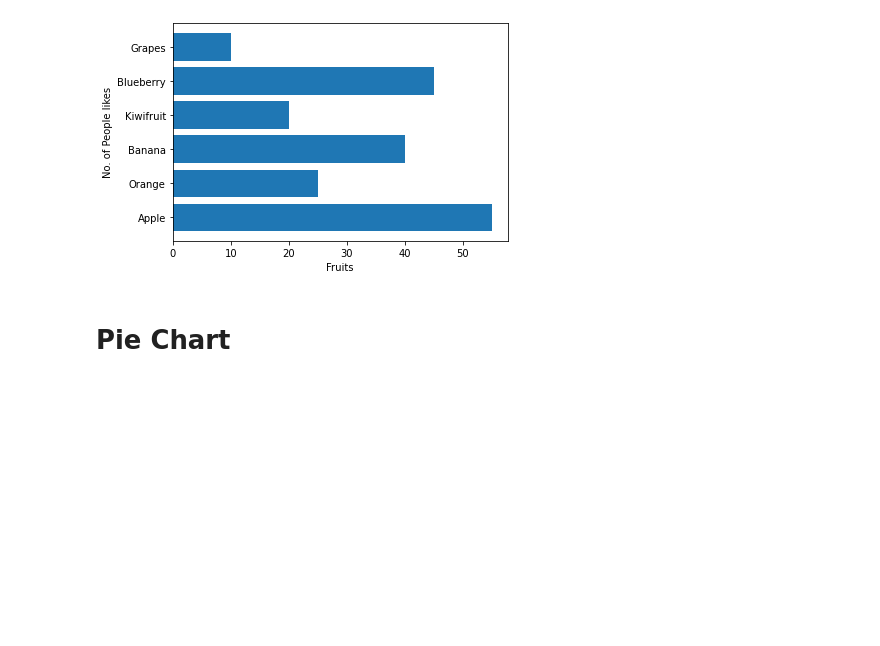
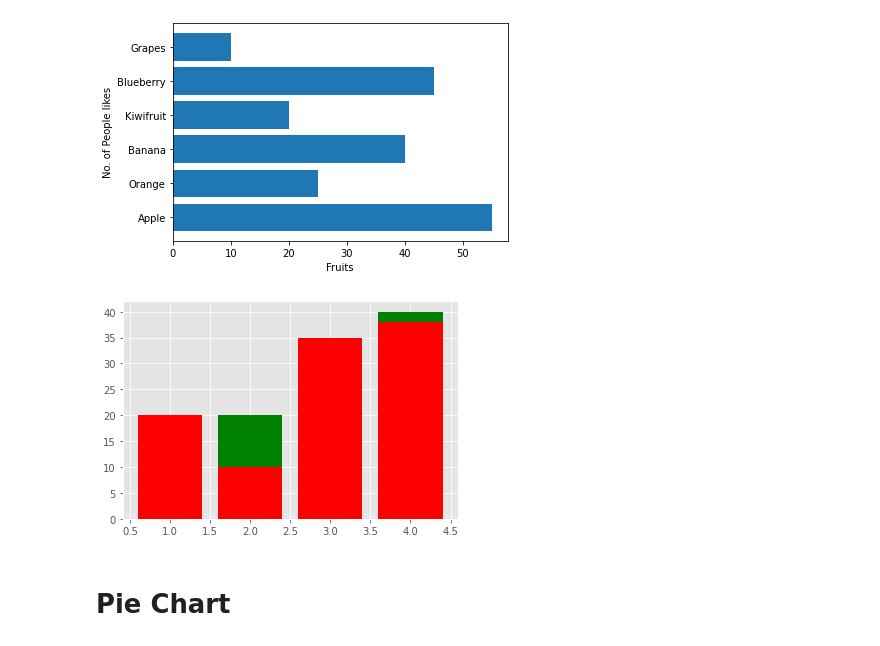
Before and after one commit to NitinSingh8/self_ML, a Jupyter notebook: Matplotlib/main.ipynb, the cells around one changed output. Saved outputs shown, nothing was run; the diff lists cells and outputs as text; code cells hidden in the pictures; blank space fills up the shorter version.

```diff
--- a/Matplotlib/main.ipynb
+++ b/Matplotlib/main.ipynb
@@ -147,6 +147,22 @@ plt.ylabel("No. of People likes")
 plt.show()
 # %% [output]
 [figure]
+# %%
+# bar graph with multiple data
+from matplotlib import style
+style.use('ggplot') # for just changing the background
+
+
+index = [1,2,3,4] # for x axis
+
+a = [10,20,30,40] # for y axis
+b = [20,10,35,38] # for y axis
+
+plt.bar(index,a,color = "green") # you can also give width and increase or decrease
+plt.bar(index,b,color = "red")
+plt.show()
+# %% [output]
+[figure, added]
 # %% [markdown]
 # Pie Chart
 # %%
```
